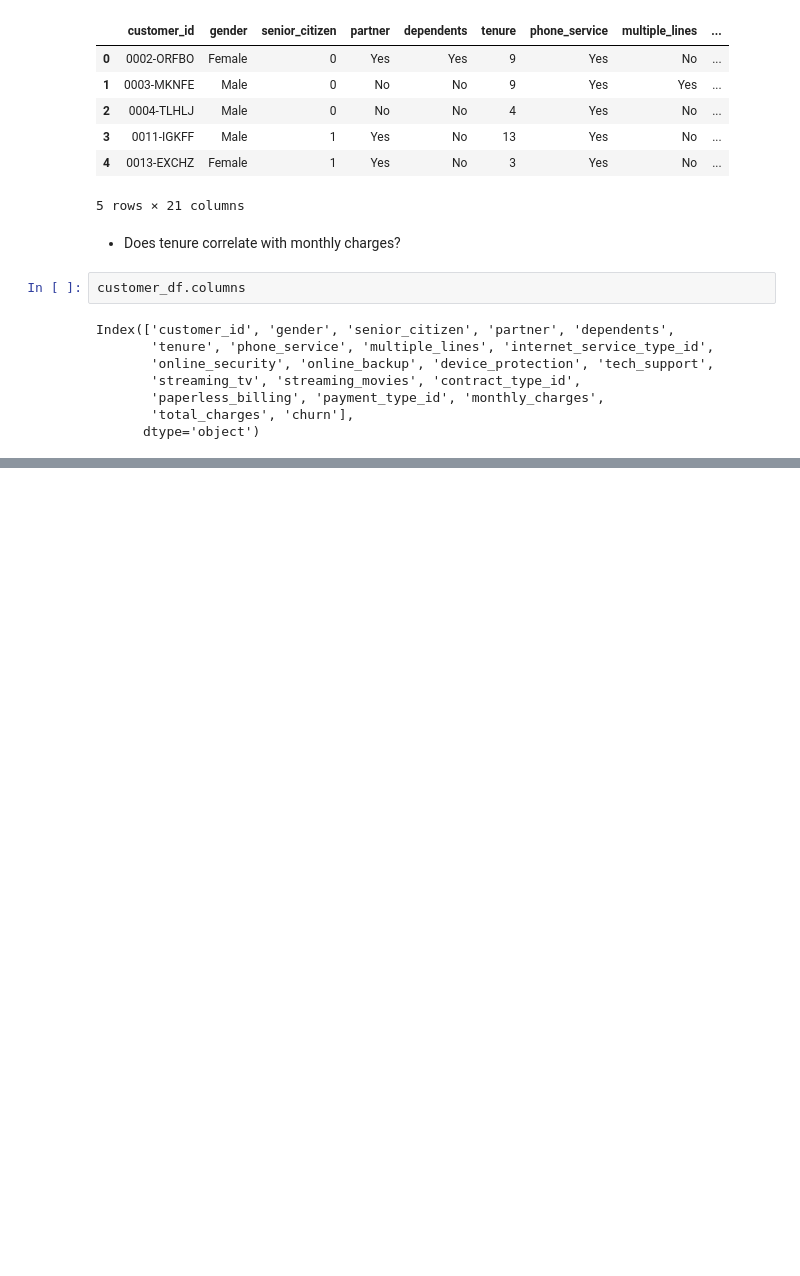
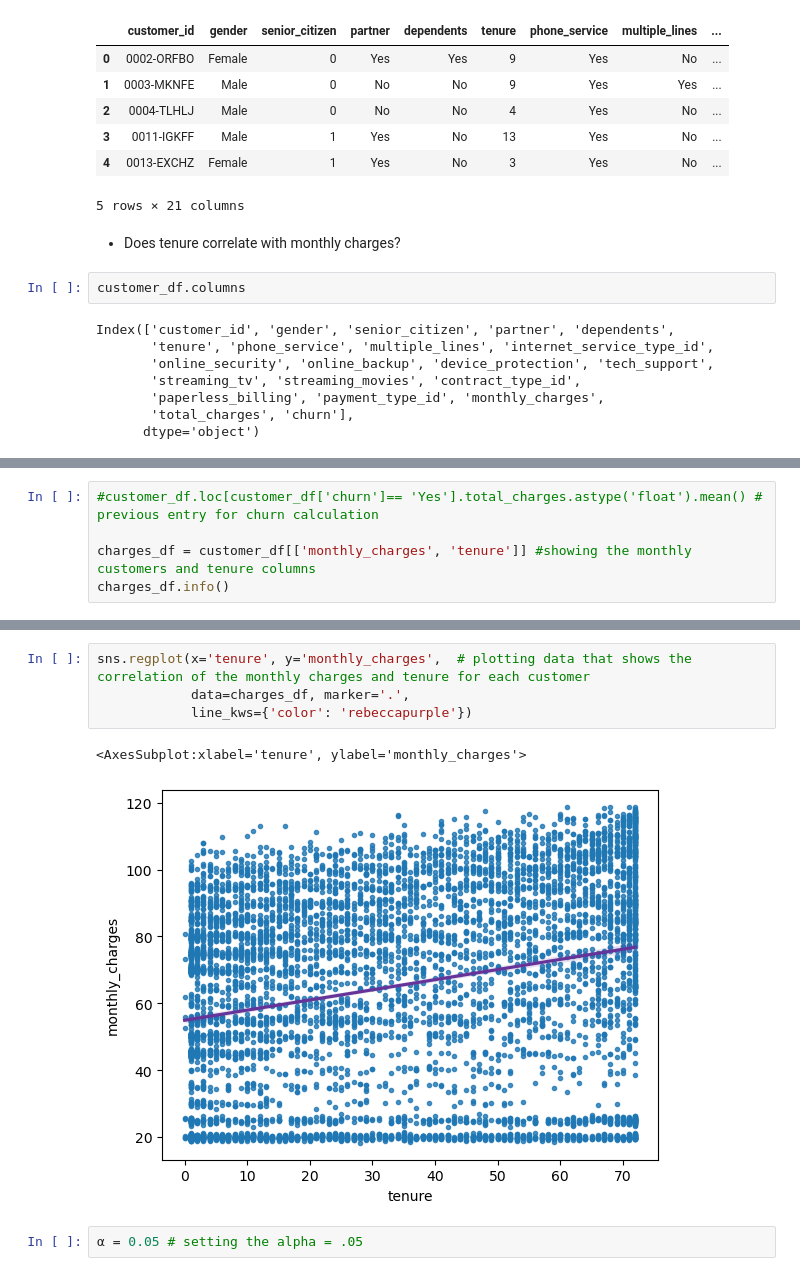
Before and after one commit to jacobpanyathong1/statistics_exercises, a Jupyter notebook: stats/hypothesis_testing.ipynb, the cells around one changed output, grey strips where cells are left out. Drawn from its saved outputs; the diff is of its cells as text; blank space fills up the shorter version.

```diff
--- a/stats/hypothesis_testing.ipynb
+++ b/stats/hypothesis_testing.ipynb
@@ -354,0 +340,5 @@ customer_df.loc[customer_df['churn']== 'No']
+# %%
+#customer_df.loc[customer_df['churn']== 'Yes'].total_charges.astype('float').mean() # previous entry for churn calculation
+
+charges_df = customer_df[['monthly_charges', 'tenure']] #showing the monthly customers and tenure columns
+charges_df.info()
@@ -354,0 +355,9 @@ customer_df.loc[customer_df['churn']== 'No']
+# %%
+sns.regplot(x='tenure', y='monthly_charges',  # plotting data that shows the correlation of the monthly charges and tenure for each customer
+            data=charges_df, marker='.',
+            line_kws={'color': 'rebeccapurple'})
+# %% [output]
+<AxesSubplot:xlabel='tenure', ylabel='monthly_charges'>
+[figure, added]
+# %%
+α = 0.05 # setting the alpha = .05
```
Also changed, not shown: parts of 14 cells of this notebook.
